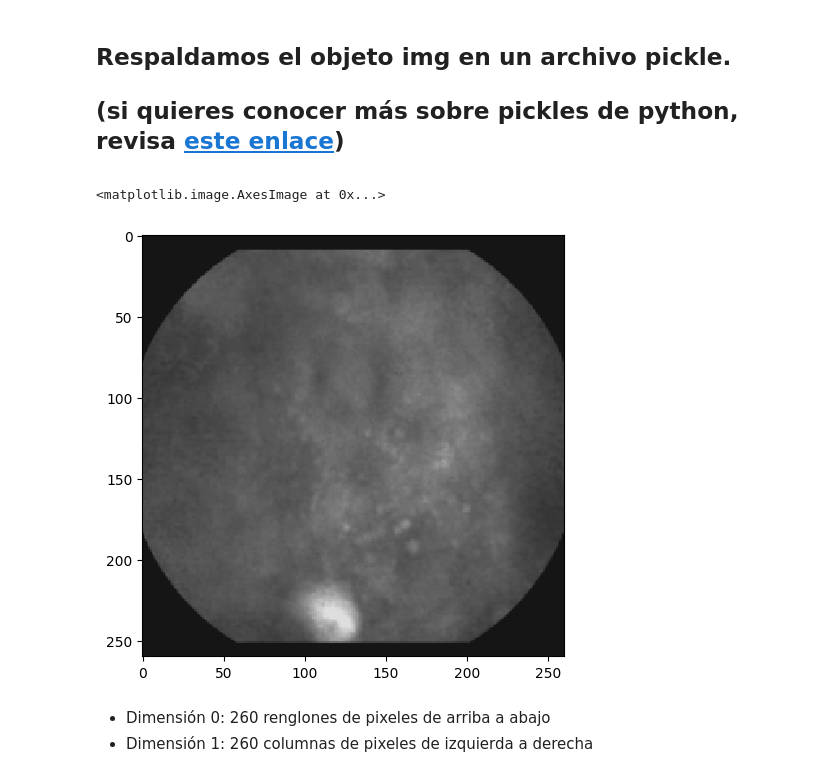
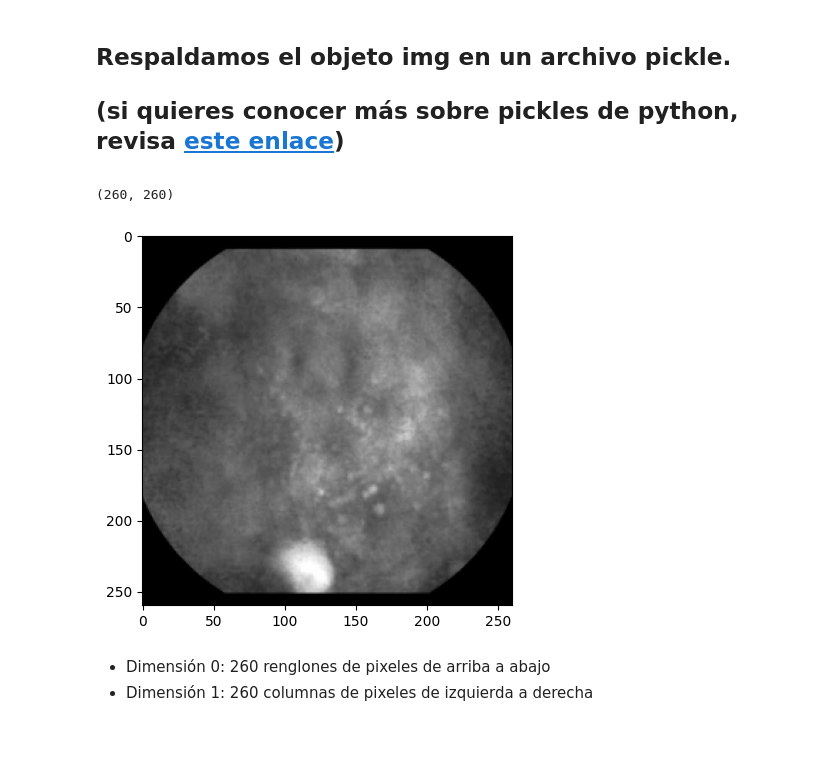
Before and after one commit to AnIsAsPe/ClassificadorCancerEsofago, a Jupyter notebook: Notebooks/PerceptronClasificadorCancerEsófago.ipynb, the cells around one changed output. Cells and saved outputs as stored; diff of their text form; code cells hidden in the pictures; blank space fills up the shorter version.

```diff
--- a/Notebooks/PerceptronClasificadorCancerEsófago.ipynb
+++ b/Notebooks/PerceptronClasificadorCancerEsófago.ipynb
@@ -165,11 +181,14 @@ Wall time: 28min 42s
 # Leer archivo pickle
 ruta2 = '/content/drive/MyDrive/Datos/DatosCancer/'
 img = pickle.load(open(ruta2 + "imagenes_numpy.pkl", 'rb'))
-# %%
-imshow(img[47])
-# %% [output]
-<matplotlib.image.AxesImage at 0x...>
-[figure, removed]
+# %%
+img[47].shape
+# %% [output]
+(260, 260)
+# %%
+_ = plt.imshow(img[47],  cmap='Greys_r')
+# %% [output]
+[figure, added]
 # %% [markdown]
 - Dimensión 0: 260 renglones de pixeles de arriba a abajo
 - Dimensión 1: 260 columnas de pixeles de izquierda a derecha
```
Also changed, not shown: parts of 21 cells of this notebook.
